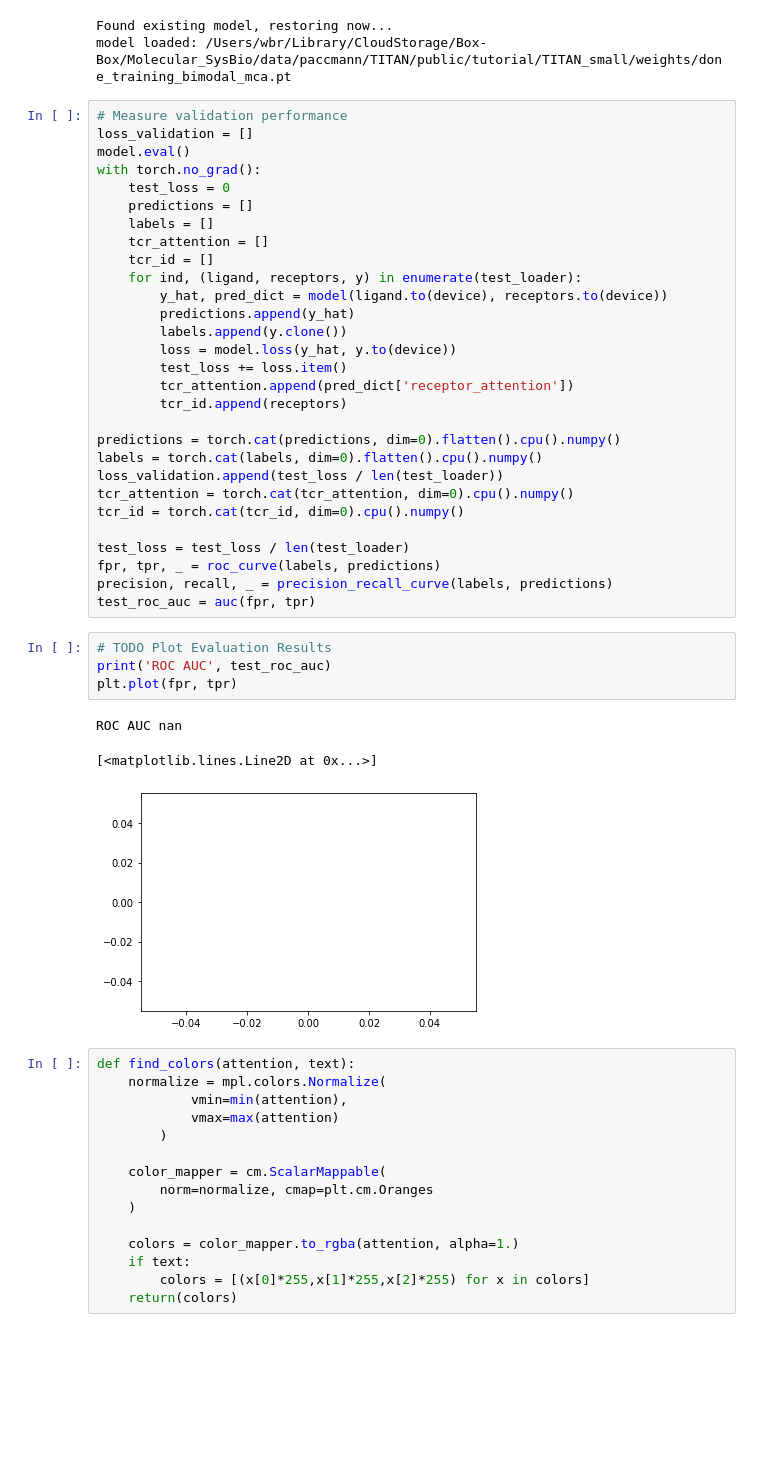
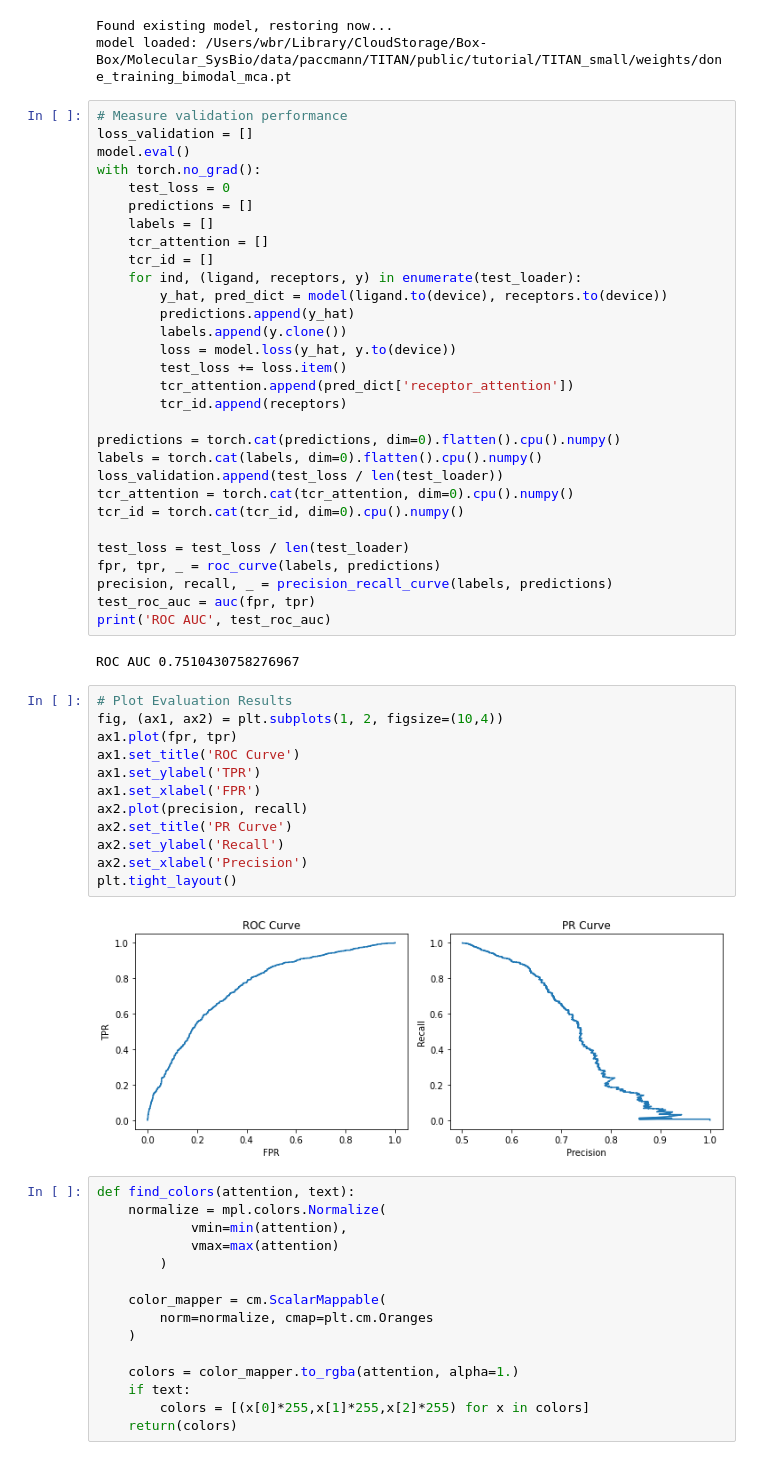
Before and after one commit to PaccMann/TITAN, a Jupyter notebook: tutorial/tutorial.ipynb, the cells around one changed output. Cells and saved outputs as stored; diff of their text form; blank space fills up the shorter version.

Commit message:
Added performance visualization

```diff
--- a/tutorial/tutorial.ipynb
+++ b/tutorial/tutorial.ipynb
@@ -138,14 +165,23 @@ test_loss = test_loss / len(test_loader)
 fpr, tpr, _ = roc_curve(labels, predictions)
 precision, recall, _ = precision_recall_curve(labels, predictions)
 test_roc_auc = auc(fpr, tpr)
+print('ROC AUC', test_roc_auc)
+# %% [output]
+ROC AUC 0.7510430758276967
-# %%
-# TODO Plot Evaluation Results
-print('ROC AUC', test_roc_auc)
-plt.plot(fpr, tpr)
-# %% [output]
-ROC AUC nan
-[<matplotlib.lines.Line2D at 0x...>]
-[figure, removed]
+# %%
+# Plot Evaluation Results
+fig, (ax1, ax2) = plt.subplots(1, 2, figsize=(10,4))
+ax1.plot(fpr, tpr)
+ax1.set_title('ROC Curve')
+ax1.set_ylabel('TPR')
+ax1.set_xlabel('FPR')
+ax2.plot(precision, recall)
+ax2.set_title('PR Curve')
+ax2.set_ylabel('Recall')
+ax2.set_xlabel('Precision')
+plt.tight_layout()
+# %% [output]
+[figure, added]
 # %%
 def find_colors(attention, text):
     normalize = mpl.colors.Normalize(
```
Also changed, not shown: parts of 2 cells of this notebook.
